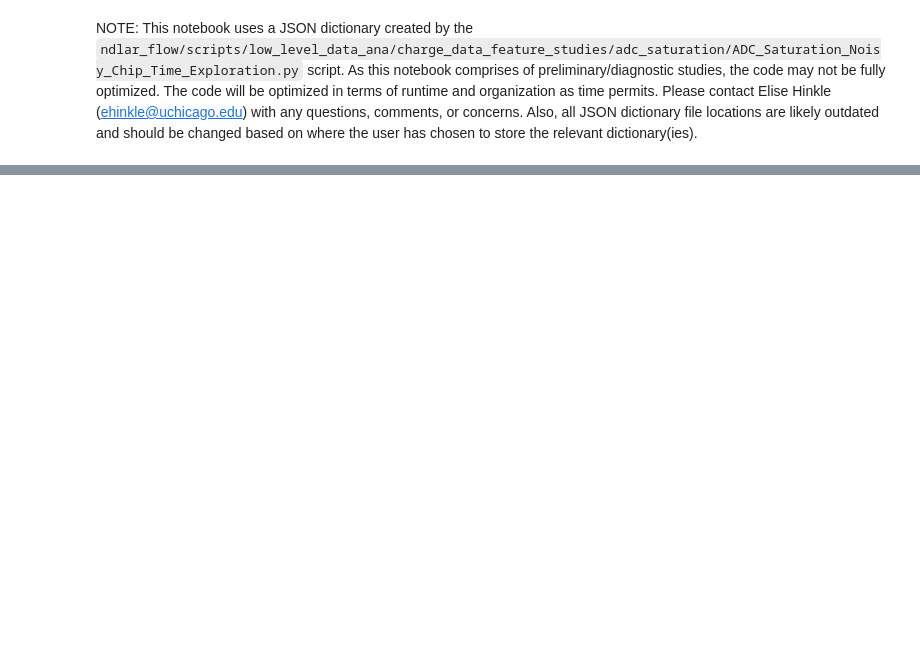
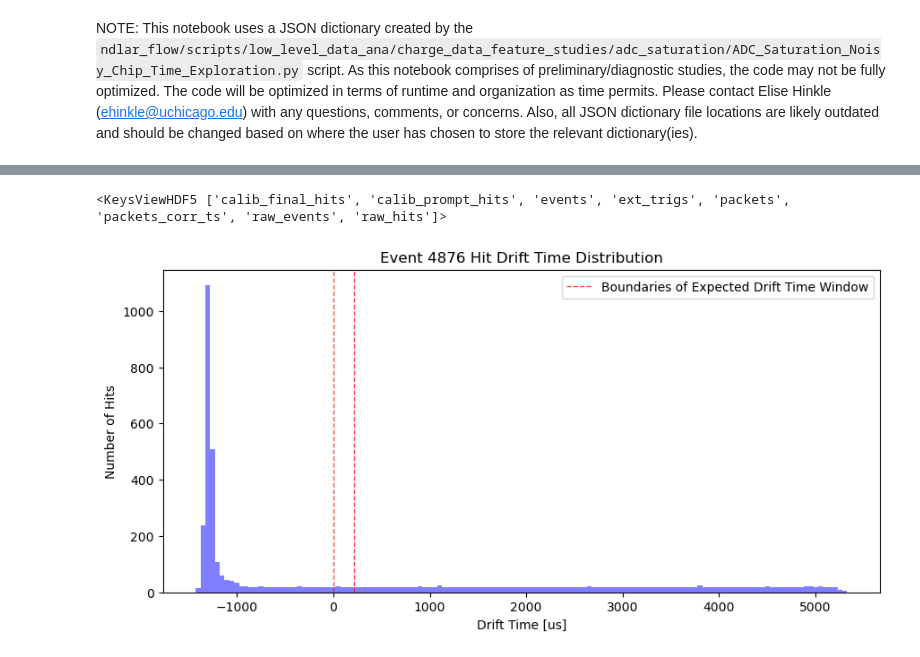
Before and after one commit to DUNE/ndlar_flow, a Jupyter notebook: scripts/low_level_data_ana/charge_data_feature_studies/adc_saturation/investigate_noisy_adc_saturated_chips_over_time.ipynb, the cells around one changed output, grey strips where cells are left out. Saved outputs shown, nothing was run; the diff lists cells and outputs as text; code cells hidden in the pictures; blank space fills up the shorter version.

```diff
--- a/scripts/low_level_data_ana/charge_data_feature_studies/adc_saturation/investigate_noisy_adc_saturated_chips_over_time.ipynb
+++ b/scripts/low_level_data_ana/charge_data_feature_studies/adc_saturation/investigate_noisy_adc_saturated_chips_over_time.ipynb
@@ -209,0 +254,40 @@ print(high_avg_dataword_timestamps)
+# %%
+# Look into particular event where HPT activity may have originated on 6/7/99 chip (in one of the HPT instances)
+file = '/global/cfs/cdirs/dune/www/data/2x2/nearline/flowed_charge/REFLOW/v5/beam/july8_2024/nominal_hv/packet-0050017-2024_07_09_09_55_36_CDT.FLOW.hdf5'
+ev_id = 4876
+
+with h5py.File(file, 'r') as f:
+
+    print(f['charge'].keys())
+    events = f['charge/events/data']
+    hits_full = f['charge/calib_prompt_hits/data']
+    hits_ref = f['charge/events/ref/charge/calib_prompt_hits/ref']
+    hits_region = f['charge/events/ref/charge/calib_prompt_hits/ref_region']
+    packets_full = f['charge/packets/data']
+    packets_ref = f['charge/calib_prompt_hits/ref/charge/packets/ref']
+
+    event_mask = events['id'] == ev_id
+    event = events[event_mask]
+    hit_ref = hits_ref[hits_region[ev_id,'start']:hits_region[ev_id,'stop']]
+    hit_ref = np.sort(hit_ref[hit_ref[:,0] == ev_id, 1])
+    hits = hits_full[hit_ref]
+    packet_ref = packets_ref[hit_ref]
+    packet_ref = np.sort(packet_ref[:, 1])
+    packets_event = packets_full[packet_ref]
+
+    max_drift_time = math.ceil(max(hits['t_drift']/10)/10)*10
+    min_drift_time = math.floor(min(hits['t_drift']/10)/10)*10
+    dt_bins=np.linspace(min_drift_time, max_drift_time, int((max_drift_time-min_drift_time)/50)+1)
+    fig = plt.figure(figsize=(10,6))
+    ax = fig.add_axes([0.1, 0.25, 0.8, 0.6])
+    ax.hist(hits['t_drift']/10, histtype='stepfilled', color='b', alpha=0.5, bins=dt_bins)
+    ax.set_xlabel('Drift Time [us]')
+    ax.set_ylabel('Number of Hits')
+    ax.set_title('Event '+str(ev_id)+' Hit Drift Time Distribution')
+    ax.axvline(0, color='r', linestyle='--', alpha=0.7, linewidth=1, label='Boundaries of Expected Drift Time Window')
+    ax.axvline(210, color='r', linestyle='--', alpha=0.7, linewidth=1)
+    plt.legend()
+    #ax.set_yscale('log')
+# %% [output]
+<KeysViewHDF5 ['calib_final_hits', 'calib_prompt_hits', 'events', 'ext_trigs', 'packets', 'packets_corr_ts', 'raw_events', 'raw_hits']>
+[figure, added]
```
Also changed, not shown: parts of 7 cells of this notebook.
